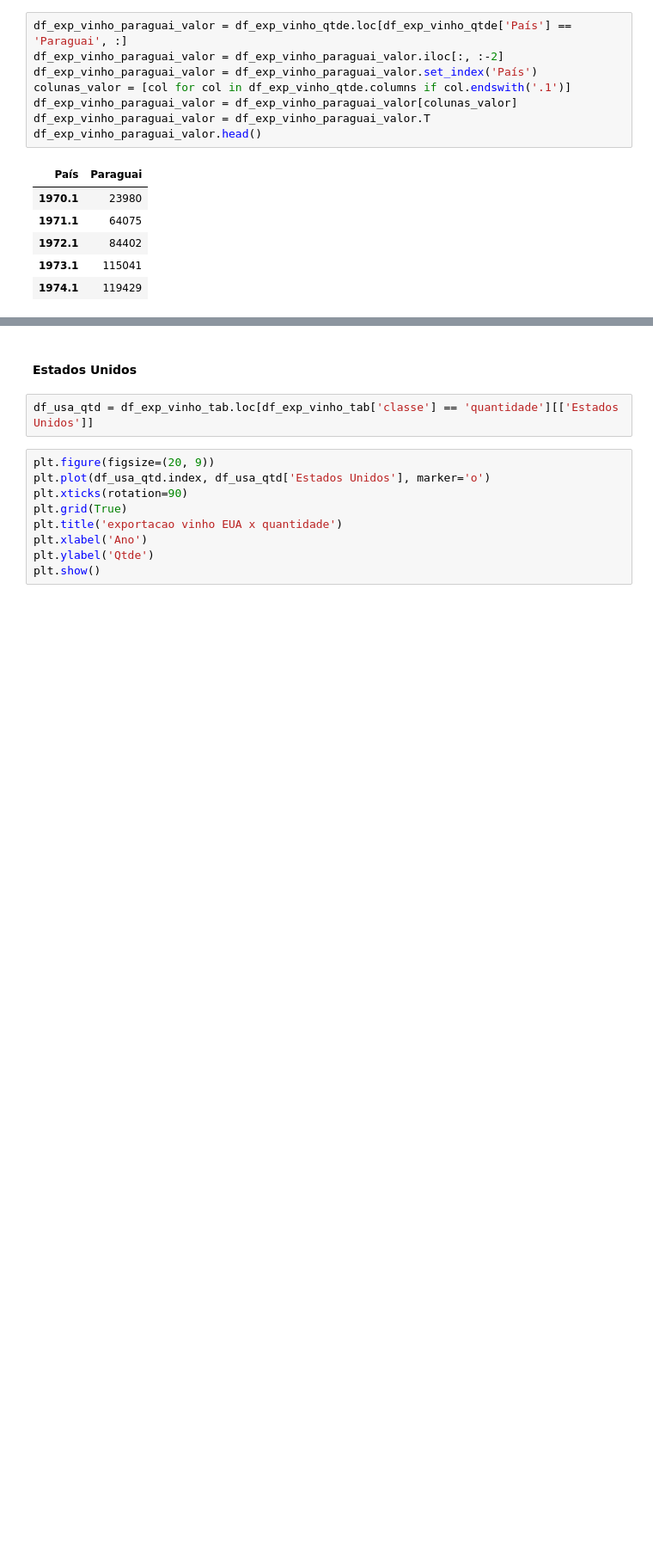
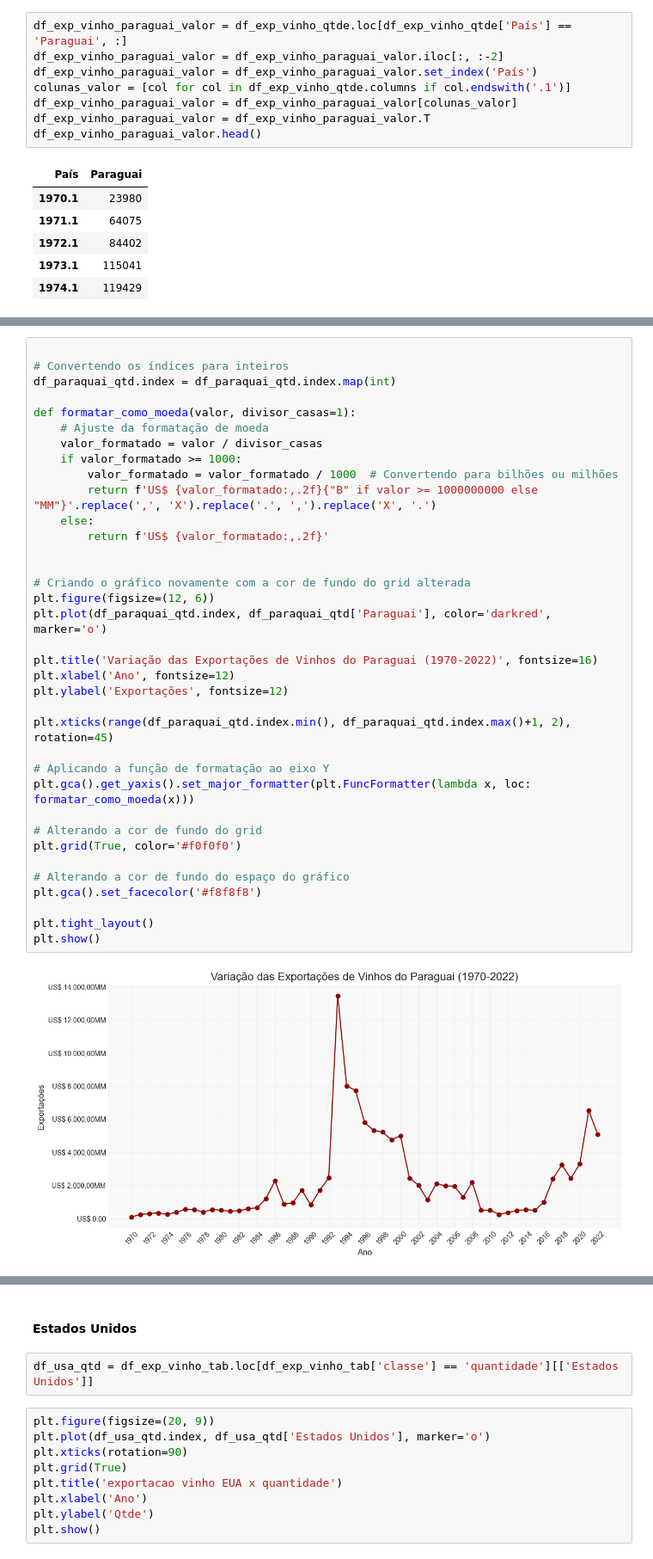
Before and after one commit to Leandro-Braga/wine_techchallenge-, a Jupyter notebook: notebook_testes/Vinicula.ipynb, the cells around one changed output, grey strips where cells are left out. Shown at 86% size. Drawn from its saved outputs; the diff is of its cells as text; blank space fills up the shorter version.

```diff
--- a/notebook_testes/Vinicula.ipynb
+++ b/notebook_testes/Vinicula.ipynb
@@ -411,0 +447,38 @@ plt.show()
+# %%
+
+# Convertendo os índices para inteiros
+df_paraquai_qtd.index = df_paraquai_qtd.index.map(int)
+
+def formatar_como_moeda(valor, divisor_casas=1):
+    # Ajuste da formatação de moeda
+    valor_formatado = valor / divisor_casas
+    if valor_formatado >= 1000:
+        valor_formatado = valor_formatado / 1000  # Convertendo para bilhões ou milhões
+        return f'US$ {valor_formatado:,.2f}{"B" if valor >= 1000000000 else "MM"}'.replace(',', 'X').replace('.', ',').replace('X', '.')
+    else:
+        return f'US$ {valor_formatado:,.2f}'
+
+
+# Criando o gráfico novamente com a cor de fundo do grid alterada
+plt.figure(figsize=(12, 6))
+plt.plot(df_paraquai_qtd.index, df_paraquai_qtd['Paraguai'], color='darkred', marker='o')
+
+plt.title('Variação das Exportações de Vinhos do Paraguai (1970-2022)', fontsize=16)
+plt.xlabel('Ano', fontsize=12)
+plt.ylabel('Exportações', fontsize=12)
+
+plt.xticks(range(df_paraquai_qtd.index.min(), df_paraquai_qtd.index.max()+1, 2), rotation=45)
+
+# Aplicando a função de formatação ao eixo Y
+plt.gca().get_yaxis().set_major_formatter(plt.FuncFormatter(lambda x, loc: formatar_como_moeda(x)))
+
+# Alterando a cor de fundo do grid
+plt.grid(True, color='#f0f0f0')
+
+# Alterando a cor de fundo do espaço do gráfico
+plt.gca().set_facecolor('#f8f8f8')
+
+plt.tight_layout()
+plt.show()
+# %% [output]
+[figure, added]
```
Also changed, not shown: parts of 4 cells of this notebook, 3 other files.
